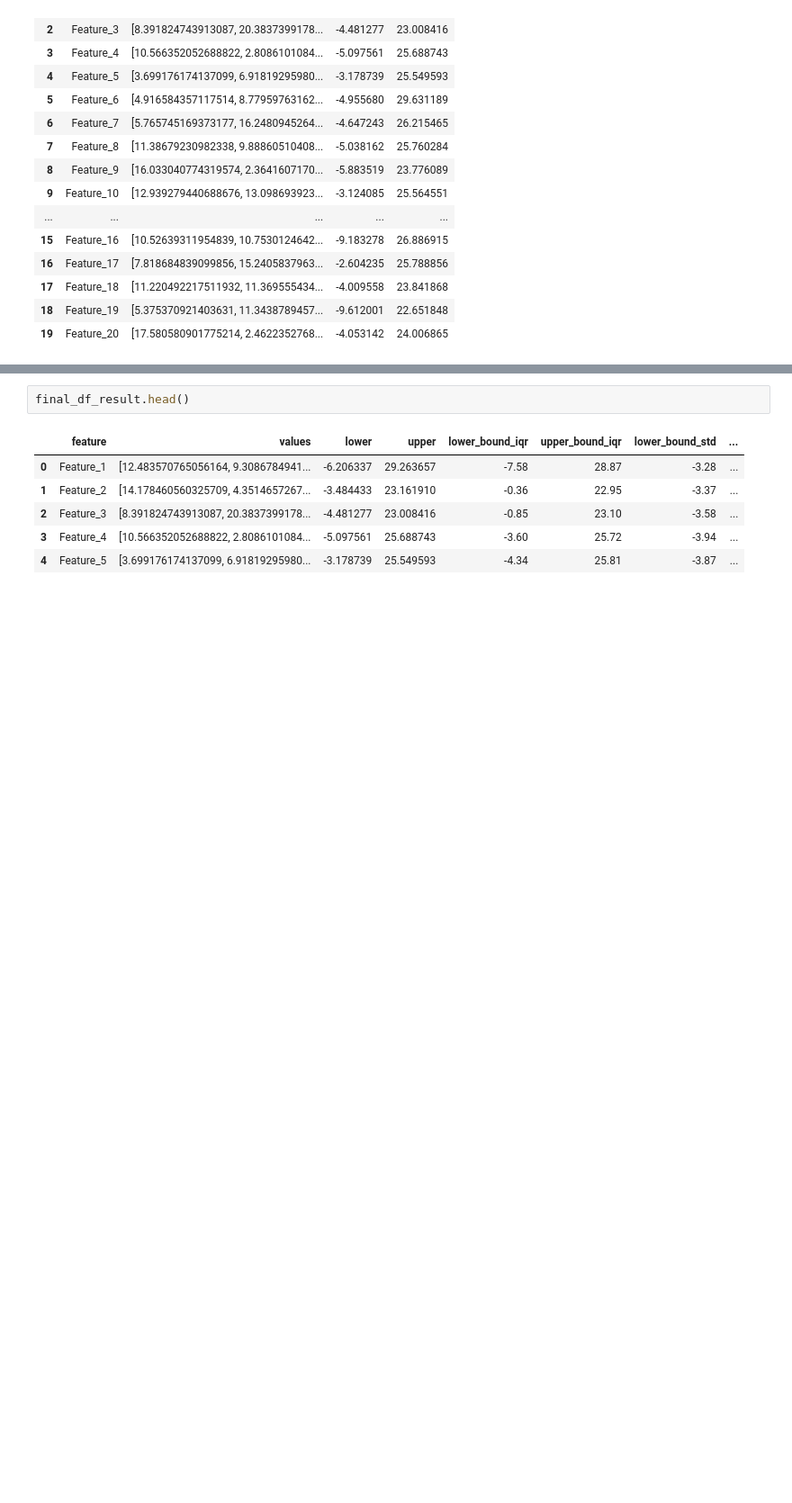
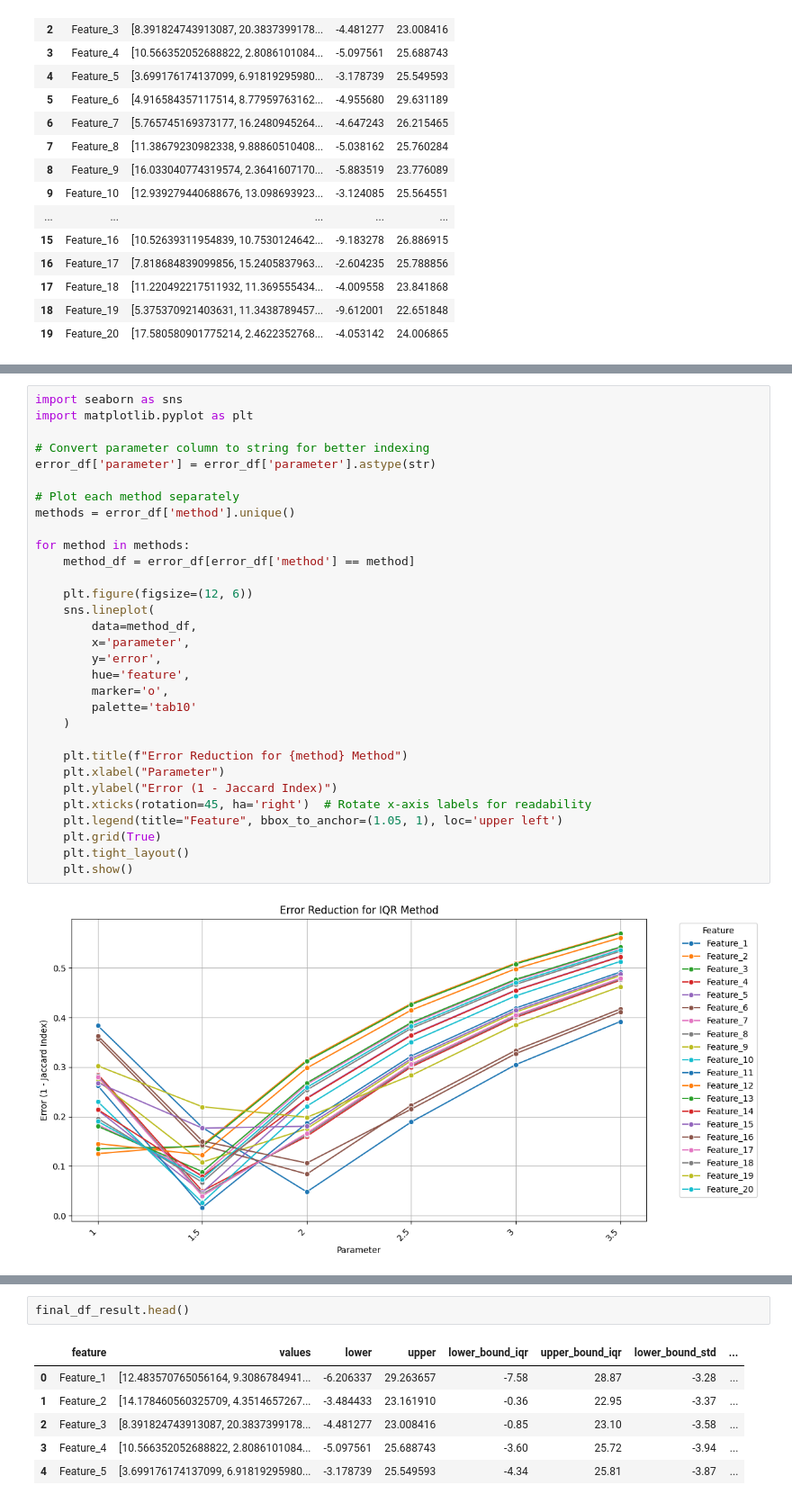
Before and after one commit to KevinGarrison/PythonDataValidationTool, a Jupyter notebook: src/test.ipynb, the cells around one changed output, grey strips where cells are left out. Shown at 90% size. Cells and saved outputs as stored; diff of their text form; blank space fills up the shorter version.

Commit message:
added plots for Grisearch Errors

```diff
--- a/src/test.ipynb
+++ b/src/test.ipynb
@@ -234,0 +260,33 @@ Elapsed time: 0.16 minutes
+# %%
+import seaborn as sns
+import matplotlib.pyplot as plt
+
+# Convert parameter column to string for better indexing
+error_df['parameter'] = error_df['parameter'].astype(str)
+
+# Plot each method separately
+methods = error_df['method'].unique()
+
+for method in methods:
+    method_df = error_df[error_df['method'] == method]
+
+    plt.figure(figsize=(12, 6))
+    sns.lineplot(
+        data=method_df,
+        x='parameter',
+        y='error',
+        hue='feature',
+        marker='o',
+        palette='tab10'
+    )
+
+    plt.title(f"Error Reduction for {method} Method")
+    plt.xlabel("Parameter")
+    plt.ylabel("Error (1 - Jaccard Index)")
+    plt.xticks(rotation=45, ha='right')  # Rotate x-axis labels for readability
+    plt.legend(title="Feature", bbox_to_anchor=(1.05, 1), loc='upper left')
+    plt.grid(True)
+    plt.tight_layout()
+    plt.show()
+# %% [output]
+[figure, added]
```
Also changed, not shown: parts of 4 cells of this notebook.
